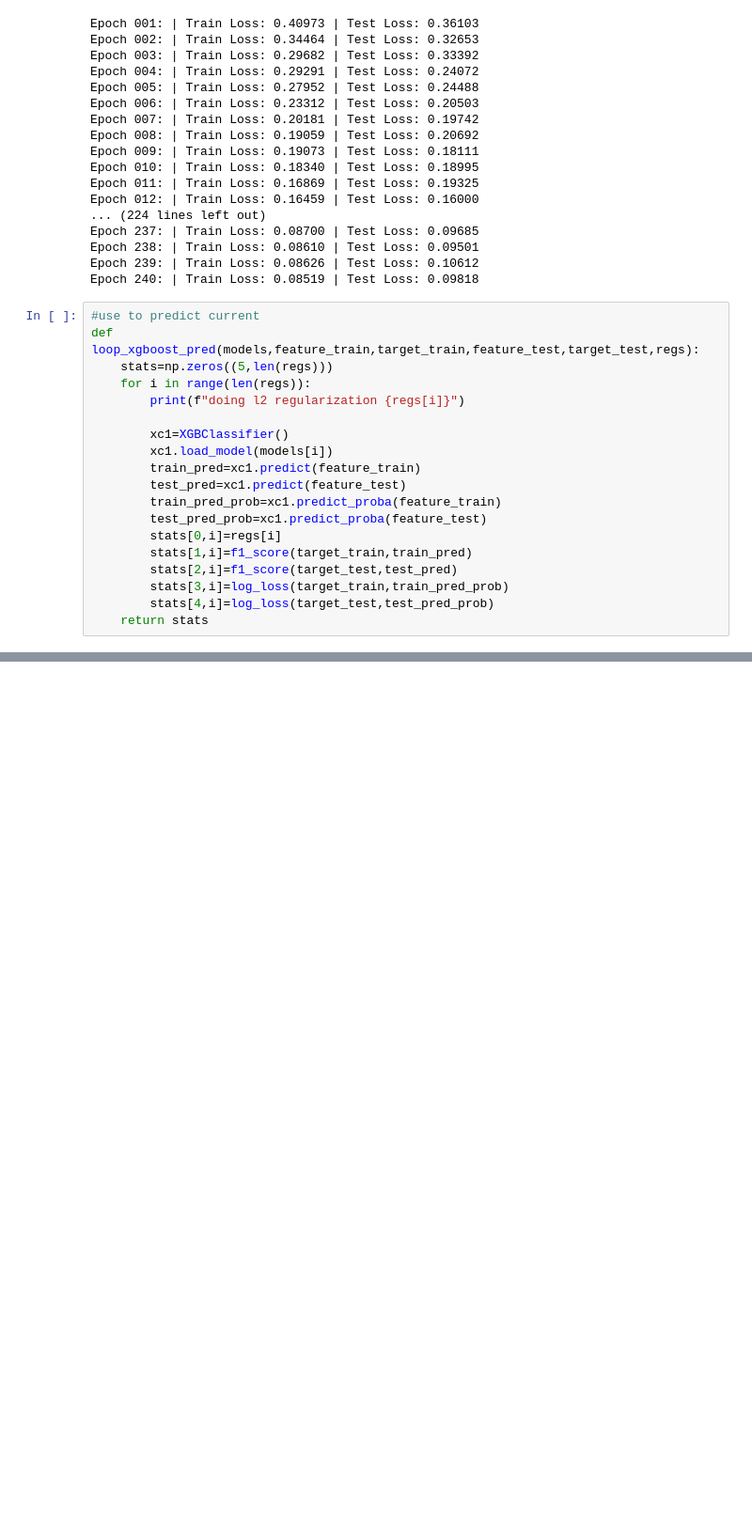
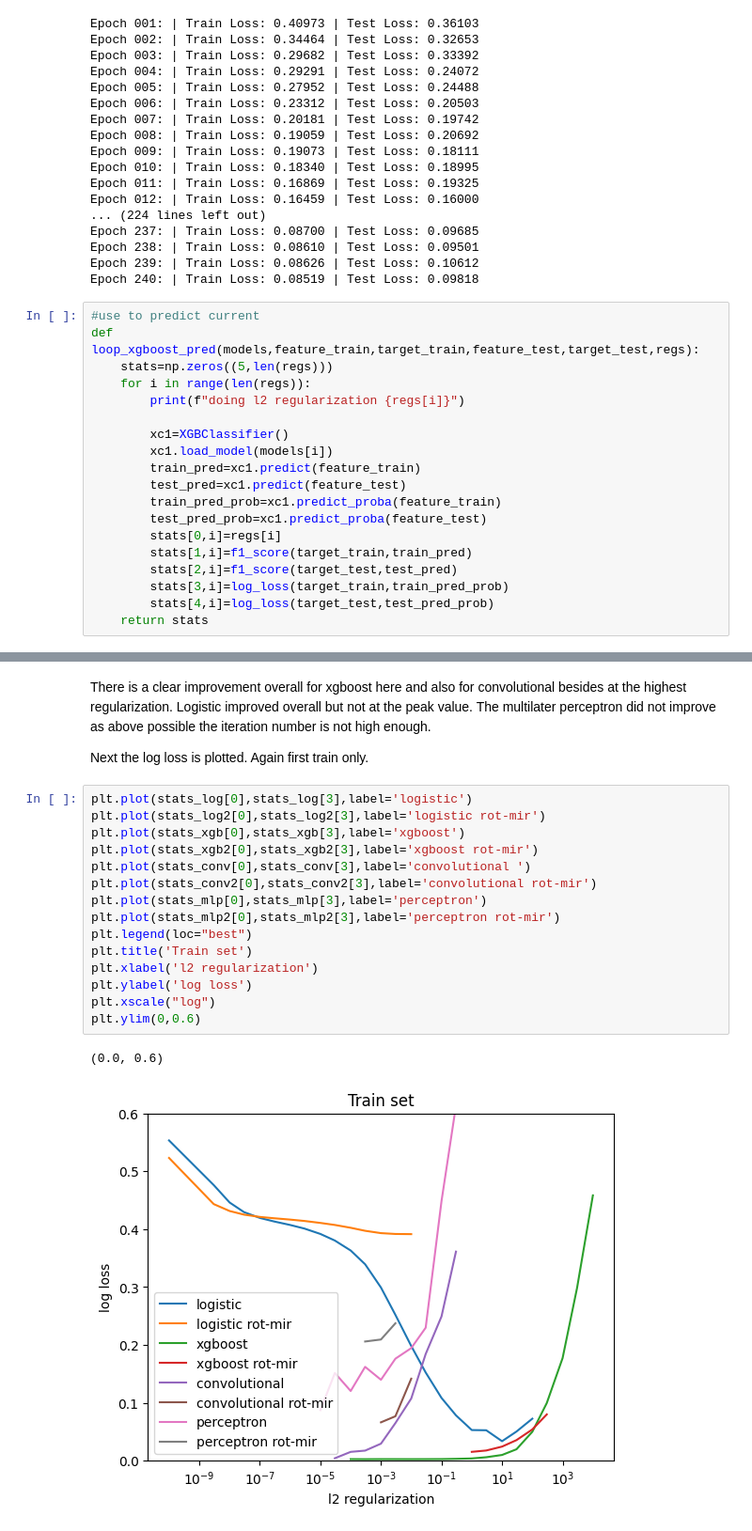
Before and after one commit to tkfritz/astro_images, a Jupyter notebook: galaxy_type_fit2.ipynb, the cells around one changed output, grey strips where cells are left out. Shown at 94% size. Cells and saved outputs as stored; diff of their text form; blank space fills up the shorter version.

```diff
--- a/galaxy_type_fit2.ipynb
+++ b/galaxy_type_fit2.ipynb
@@ -2368,0 +2405,22 @@ The fact that logistic does not improve likely means that the feature distingusi
+# %% [markdown]
+There is a clear improvement overall for xgboost here and also for convolutional besides at the highest regularization. Logistic improved overall but not at the peak value. The multilater perceptron did not improve as above possible the iteration number is not high enough.
+
+Next the log loss is plotted. Again first train only.
+# %%
+plt.plot(stats_log[0],stats_log[3],label='logistic')
+plt.plot(stats_log2[0],stats_log2[3],label='logistic rot-mir')
+plt.plot(stats_xgb[0],stats_xgb[3],label='xgboost')
+plt.plot(stats_xgb2[0],stats_xgb2[3],label='xgboost rot-mir')
+plt.plot(stats_conv[0],stats_conv[3],label='convolutional ')
+plt.plot(stats_conv2[0],stats_conv2[3],label='convolutional rot-mir')
+plt.plot(stats_mlp[0],stats_mlp[3],label='perceptron')
+plt.plot(stats_mlp2[0],stats_mlp2[3],label='perceptron rot-mir')
+plt.legend(loc="best")
+plt.title('Train set')
+plt.xlabel('l2 regularization')
+plt.ylabel('log loss')
+plt.xscale("log")
+plt.ylim(0,0.6)
+# %% [output]
+(0.0, 0.6)
+[figure, added]
```
Also changed, not shown: parts of 24 cells of this notebook.
